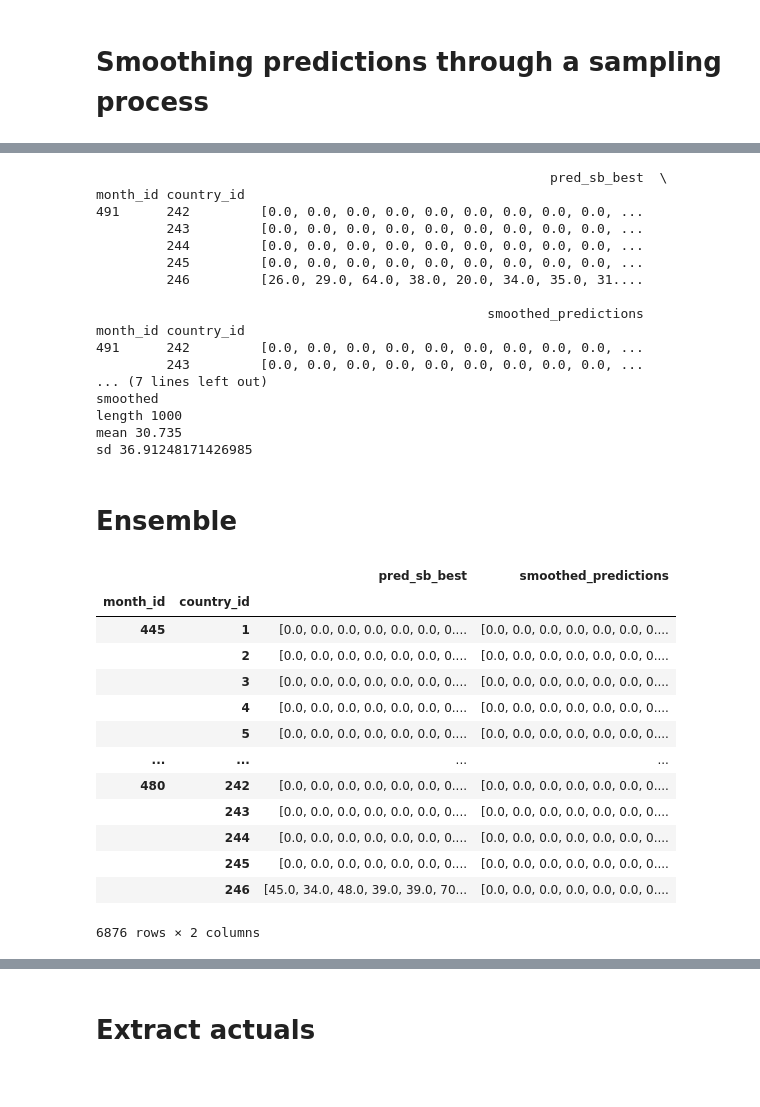
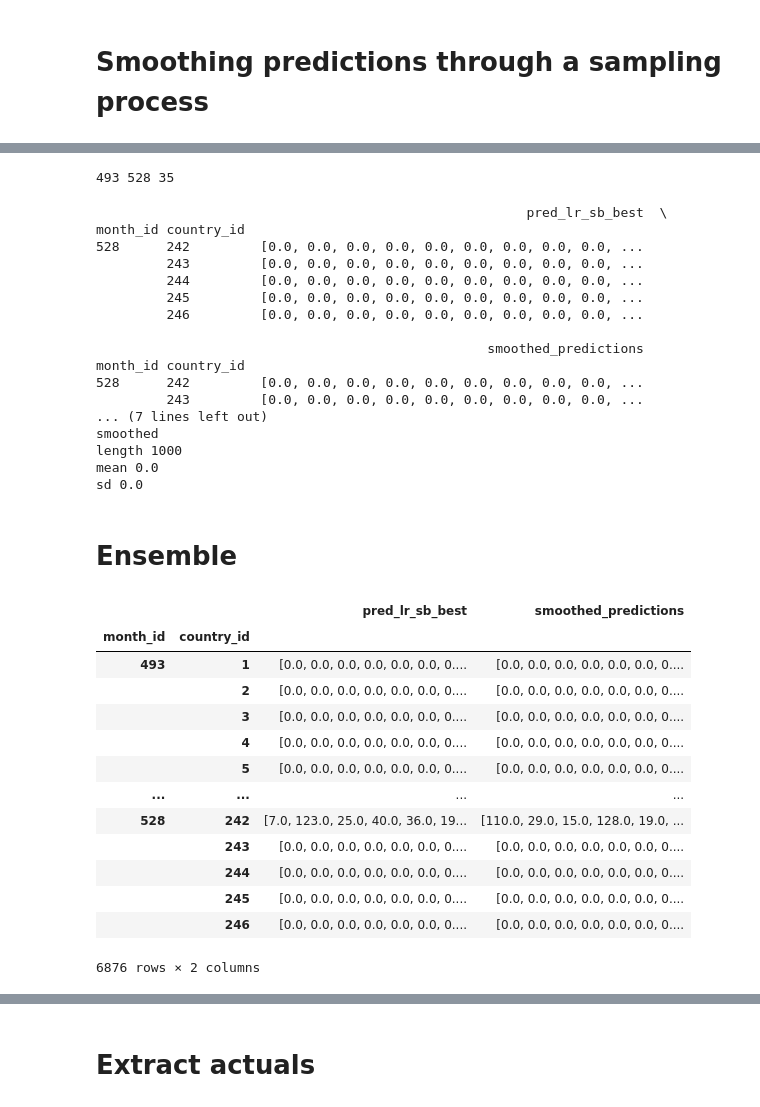
Before and after one commit to views-platform/views-models, a Jupyter notebook: notebooks/hh_shurfmodel.ipynb, the cells around one changed output, grey strips where cells are left out. Saved outputs shown, nothing was run; the diff lists cells and outputs as text; code cells hidden in the pictures.

```diff
--- a/notebooks/hh_shurfmodel.ipynb
+++ b/notebooks/hh_shurfmodel.ipynb
@@ -14,28 +14,36 @@ from sklearn.metrics import mean_absolute_error
 path = '/Users/havardhegre1/views-platform/views-models/models/'
 model_list = [
     {'name': 'wild_rose',
-    'stub': 'predictions_validation_20250408_164044_',
-    'weight': 200},
+    'stub': 'predictions_validation_20251008_225829_',
+    'weight': 500},
     {'name': 'wuthering_heights',
-    'stub': 'predictions_validation_20250410_074521_',
+    'stub': 'predictions_validation_20251009_111143_',
     'weight': 500},
     {'name': 'lovely_creature',
-    'stub': 'predictions_validation_20250408_103715_',
+    'stub': 'predictions_validation_20251008_090841_',
+    'weight': 500},
+    {'name': 'purple_haze',
+    'stub': 'predictions_validation_20251010_090625_',
+    'weight': 500},
+    {'name': 'great_gig',
+    'stub': 'predictions_validation_20251011_075859_',
     'weight': 500},
     {'name': 'fourtieth_symphony',
-    'stub': 'predictions_validation_20250408_213359_',
-    'weight': 100},
-    {'name': 'cheap_thrills',
-    'stub': 'predictions_validation_20250411_080754_',
-    'weight': 100},
+    'stub': 'predictions_validation_20251013_090203_',
+    'weight': 500},
+#    {'name': 'cheap_thrills',
+#    'stub': 'predictions_validation_20250411_080754_',
+#    'weight': 100},
 ]
 sequences = ['00', '01', '02', '03', '04', '05', '06', '07', '08', '09', '10', '11']
 
-number_of_sequences = len(sequences) # 12
-#number_of_sequences = 1 # For testing
+#number_of_sequences = len(sequences) # 12
+number_of_sequences = 1 # For testing
 
 number_of_models = len(model_list) # 5
 total_weight = sum([model['weight'] for model in model_list]) # 1600
+outcome = 'lr_sb_best'
+predcol = 'pred_' + outcome
 
 for model in model_list:
     filename = f"{path}{model['name']}/data/generated/{model['stub']}"
@@ -44,7 +52,11 @@ for model in model_list:
     for s in sequences[0:number_of_sequences]:
         df = pd.read_parquet(filename + f"{s}.parquet")
         try:
-            df.rename(columns={'pred_ln_sb_best': 'pred_sb_best'}, inplace=True)
+            df.rename(columns={'pred_ln_sb_best': predcol}, inplace=True)
+        except:
+            pass
+        try:
+            df.rename(columns={'pred_sb_best': predcol}, inplace=True)
         except:
             pass
         df_dict = {
@@ -253,53 +253,60 @@ Smoothing model cheap_thrills sequence 11
+# %%
+# First and last months
+first_month = model_list[-1]['seq_data'][0]['first_month']
+last_month = model_list[-1]['seq_data'][-1]['last_month']
+print(first_month, last_month, last_month - first_month)
+# %% [output]
+493 528 35
 # %%
 # checking results for smoothing the predictions
 m = 0
 s = number_of_sequences - 1
-month = 445 + s
-country = 246
+month = first_month + s
+country = 245
 
 print(model_list[m]['seq_data'][s]['data'].tail(5))
 print('originals')
-print('length',len(model_list[m]['seq_data'][s]['data'].loc[month, country]['pred_sb_best']))
-print('mean',np.mean(model_list[m]['seq_data'][s]['data'].loc[month, country]['pred_sb_best']))
-print('sd',statistics.stdev(model_list[m]['seq_data'][s]['data'].loc[month, country]['pred_sb_best']))
+print('length',len(model_list[m]['seq_data'][s]['data'].loc[month, country][predcol]))
+print('mean',np.mean(model_list[m]['seq_data'][s]['data'].loc[month, country][predcol]))
+print('sd',statistics.stdev(model_list[m]['seq_data'][s]['data'].loc[month, country][predcol]))
 print('smoothed')
 print('length',len(model_list[m]['seq_data'][s]['data'].loc[month, country]['smoothed_predictions']))
 print('mean',np.mean(model_list[m]['seq_data'][s]['data'].loc[month, country]['smoothed_predictions']))
 print('sd',statistics.stdev(model_list[m]['seq_data'][s]['data'].loc[month, country]['smoothed_predictions']))
 # %% [output]
-                                                          pred_sb_best  \
+                                                       pred_lr_sb_best  \
 month_id country_id
-491      242         [0.0, 0.0, 0.0, 0.0, 0.0, 0.0, 0.0, 0.0, 0.0, ...
+528      242         [0.0, 0.0, 0.0, 0.0, 0.0, 0.0, 0.0, 0.0, 0.0, ...
          243         [0.0, 0.0, 0.0, 0.0, 0.0, 0.0, 0.0, 0.0, 0.0, ...
          244         [0.0, 0.0, 0.0, 0.0, 0.0, 0.0, 0.0, 0.0, 0.0, ...
          245         [0.0, 0.0, 0.0, 0.0, 0.0, 0.0, 0.0, 0.0, 0.0, ...
-         246         [26.0, 29.0, 64.0, 38.0, 20.0, 34.0, 35.0, 31....
+         246         [0.0, 0.0, 0.0, 0.0, 0.0, 0.0, 0.0, 0.0, 0.0, ...
 
                                                   smoothed_predictions
 month_id country_id
-491      242         [0.0, 0.0, 0.0, 0.0, 0.0, 0.0, 0.0, 0.0, 0.0, ...
+528      242         [0.0, 0.0, 0.0, 0.0, 0.0, 0.0, 0.0, 0.0, 0.0, ...
          243         [0.0, 0.0, 0.0, 0.0, 0.0, 0.0, 0.0, 0.0, 0.0, ...
 ... (7 lines left out)
 smoothed
 length 1000
-mean 30.735
-sd 36.91248171426985
+mean 0.0
+sd 0.0
 # %% [markdown]
 # Ensemble
 # %%
-model_list[0]['seq_data'][0]['data']
+model_list[1]['seq_data'][0]['data']
 # %% [output]
-|  |  | pred_sb_best | smoothed_predictions |
+|  |  | pred_lr_sb_best | smoothed_predictions |
 | month_id | country_id |  |  |
-| 445 | 1 | [0.0, 0.0, 0.0, 0.0, 0.0, 0.0, 0.... | [0.0, 0.0, 0.0, 0.0, 0.0, 0.0, 0.... |
+| 493 | 1 | [0.0, 0.0, 0.0, 0.0, 0.0, 0.0, 0.... | [0.0, 0.0, 0.0, 0.0, 0.0, 0.0, 0.... |
 |  | 2 | [0.0, 0.0, 0.0, 0.0, 0.0, 0.0, 0.... | [0.0, 0.0, 0.0, 0.0, 0.0, 0.0, 0.... |
 |  | 3 | [0.0, 0.0, 0.0, 0.0, 0.0, 0.0, 0.... | [0.0, 0.0, 0.0, 0.0, 0.0, 0.0, 0.... |
 |  | 4 | [0.0, 0.0, 0.0, 0.0, 0.0, 0.0, 0.... | [0.0, 0.0, 0.0, 0.0, 0.0, 0.0, 0.... |
 |  | 5 | [0.0, 0.0, 0.0, 0.0, 0.0, 0.0, 0.... | [0.0, 0.0, 0.0, 0.0, 0.0, 0.0, 0.... |
 | ... | ... | ... | ... |
-| 480 | 242 | [0.0, 0.0, 0.0, 0.0, 0.0, 0.0, 0.... | [0.0, 0.0, 0.0, 0.0, 0.0, 0.0, 0.... |
+| 528 | 242 | [7.0, 123.0, 25.0, 40.0, 36.0, 19... | [110.0, 29.0, 15.0, 128.0, 19.0, ... |
 |  | 243 | [0.0, 0.0, 0.0, 0.0, 0.0, 0.0, 0.... | [0.0, 0.0, 0.0, 0.0, 0.0, 0.0, 0.... |
 |  | 244 | [0.0, 0.0, 0.0, 0.0, 0.0, 0.0, 0.... | [0.0, 0.0, 0.0, 0.0, 0.0, 0.0, 0.... |
 |  | 245 | [0.0, 0.0, 0.0, 0.0, 0.0, 0.0, 0.... | [0.0, 0.0, 0.0, 0.0, 0.0, 0.0, 0.... |
-|  | 246 | [45.0, 34.0, 48.0, 39.0, 39.0, 70... | [0.0, 0.0, 0.0, 0.0, 0.0, 0.0, 0.... |
+|  | 246 | [0.0, 0.0, 0.0, 0.0, 0.0, 0.0, 0.... | [0.0, 0.0, 0.0, 0.0, 0.0, 0.0, 0.... |
 6876 rows × 2 columns
```
Also changed, not shown: parts of 50 cells of this notebook, 26 other files.
